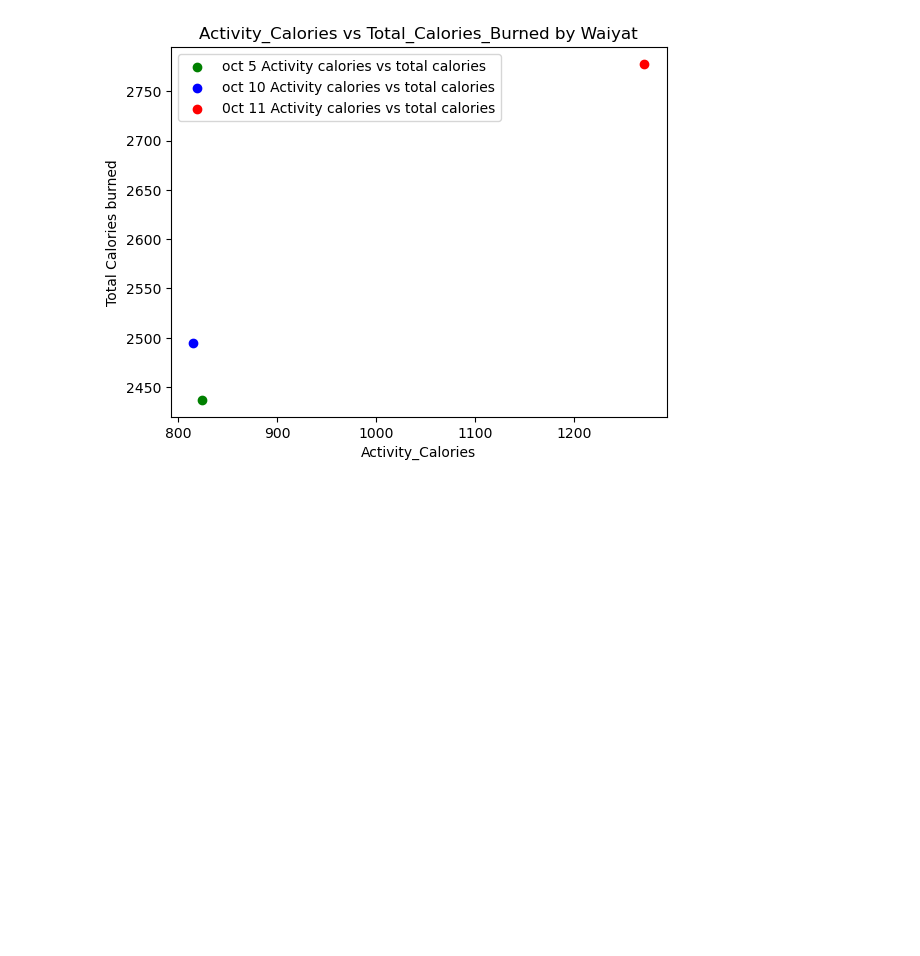
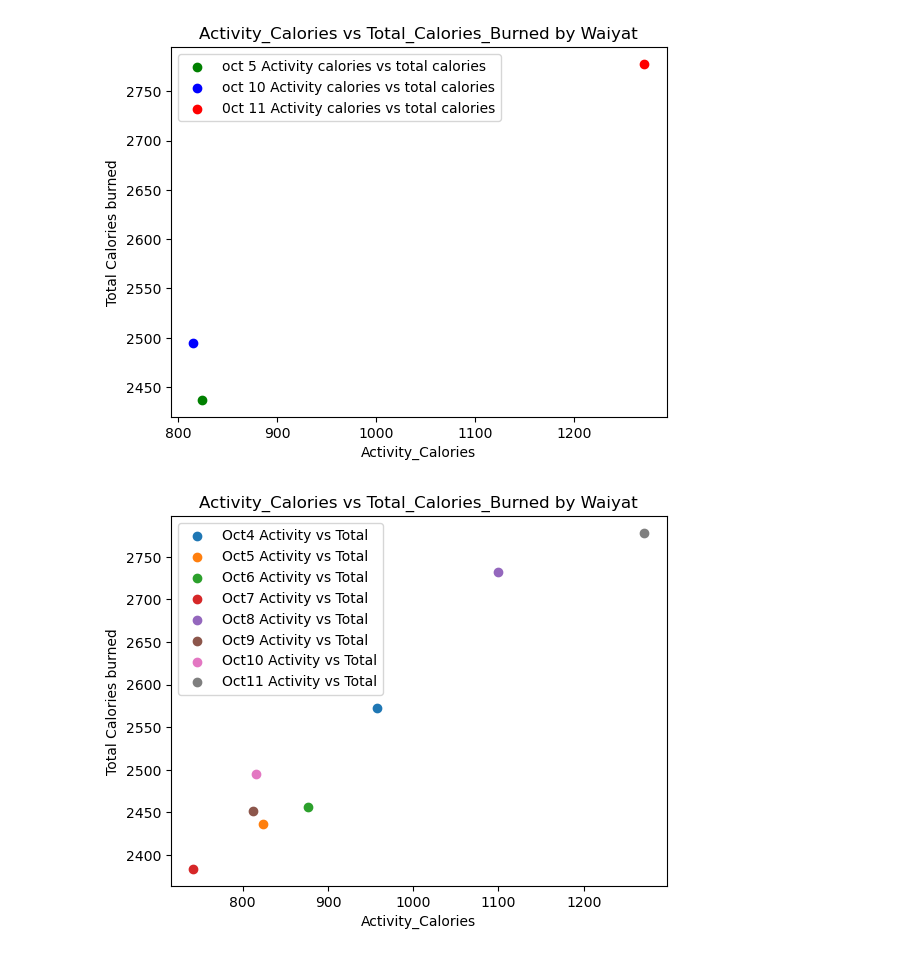
Before and after one commit to WaiyatHamdani/CollectionsPythonDataScienceProjects, a Jupyter notebook: ipynb/WaiyatSamsungWatchActivity.ipynb, the cells around one changed output. Cells and saved outputs as stored; diff of their text form; code cells hidden in the pictures; blank space fills up the shorter version.

Commit message:
adding scatter but using for loop for each date to get much more robust data

```diff
--- a/ipynb/WaiyatSamsungWatchActivity.ipynb
+++ b/ipynb/WaiyatSamsungWatchActivity.ipynb
@@ -110,3 +110,20 @@ p.legend() # to show the label title
 p.show()
 # %% [output]
 [figure]
+# %%
+#okay im going to do for loop for the rest of scatter data
+unique_dates = activitydata['Date'].unique()
+
+for date in unique_dates:
+    # all data in the current date after for looping them
+    date_data = activitydata[activitydata['Date']==date]
+    #then we can scatter them
+    p.scatter(date_data['Activity_Calories'], date_data['Total_burned_Calories'], label=f'{date} Activity vs Total')
+
+p.xlabel('Activity_Calories')
+p.ylabel('Total Calories burned')
+p.title('Activity_Calories vs Total_Calories_Burned by Waiyat')
+p.legend() # to show the label title
+p.show()
+# %% [output]
+[figure, added]
```
Also changed, not shown: 1 other file.
